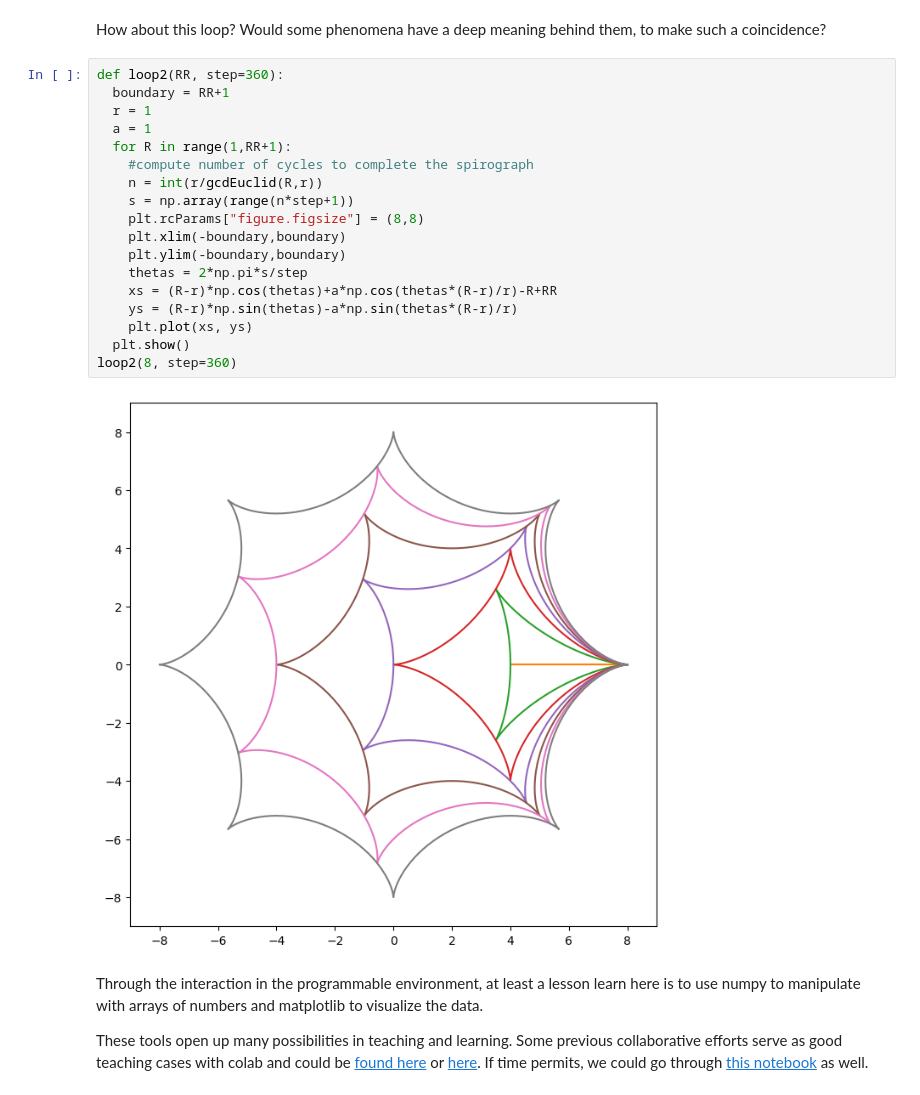
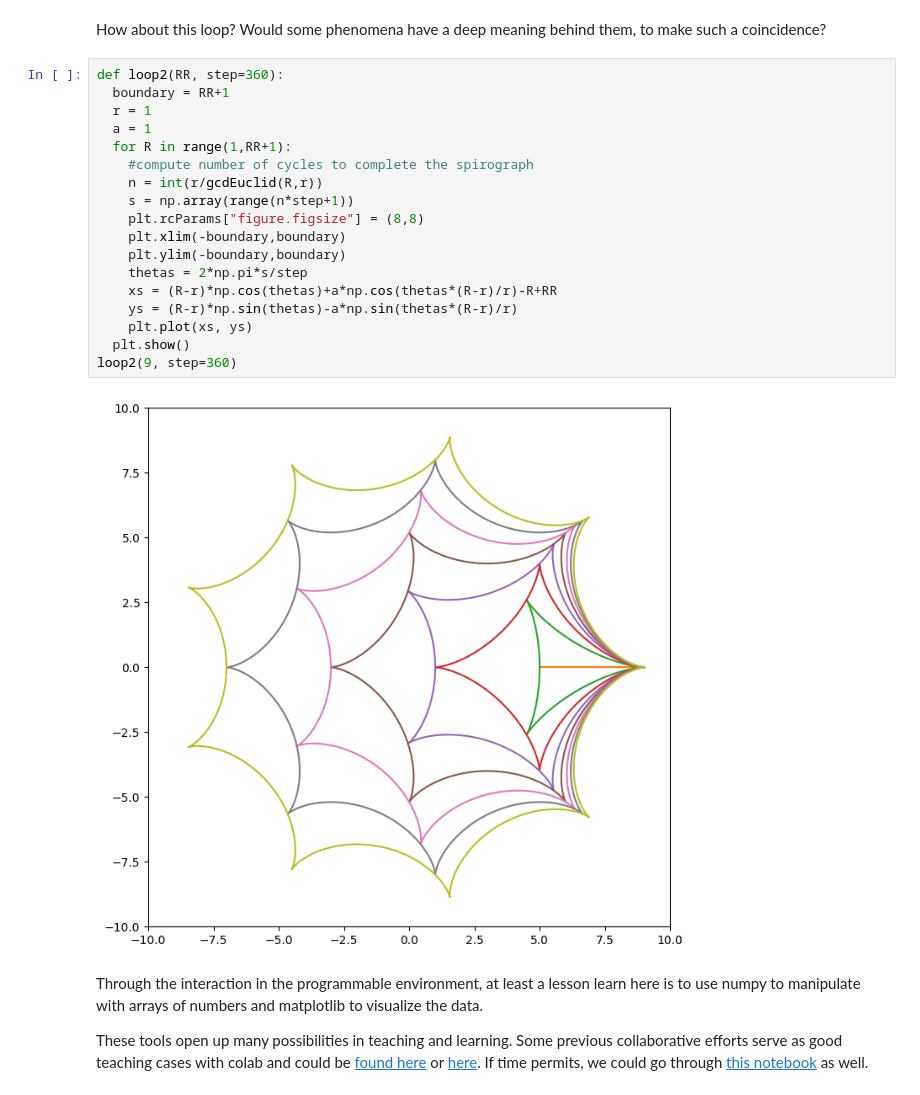
Before and after one commit to EssenceBL/MakingFriends, a Jupyter notebook: From_Spirographs_to_a_Programmable_Environment.ipynb, the cells around one changed output. Saved outputs shown, nothing was run; the diff lists cells and outputs as text.

```diff
--- a/From_Spirographs_to_a_Programmable_Environment.ipynb
+++ b/From_Spirographs_to_a_Programmable_Environment.ipynb
@@ -152,23 +152,23 @@ How about this loop? Would some phenomena have a deep meaning behind them, to ma
 # %%
 def loop2(RR, step=360):
   boundary = RR+1
   r = 1
   a = 1
   for R in range(1,RR+1):
     #compute number of cycles to complete the spirograph
     n = int(r/gcdEuclid(R,r))
     s = np.array(range(n*step+1))
     plt.rcParams["figure.figsize"] = (8,8)
     plt.xlim(-boundary,boundary)
     plt.ylim(-boundary,boundary)
     thetas = 2*np.pi*s/step
     xs = (R-r)*np.cos(thetas)+a*np.cos(thetas*(R-r)/r)-R+RR
     ys = (R-r)*np.sin(thetas)-a*np.sin(thetas*(R-r)/r)
     plt.plot(xs, ys)
   plt.show()
-loop2(8, step=360)
+loop2(9, step=360)
 # %% [output]
-[figure, old version]
+[figure, new version]
 # %% [markdown]
 Through the interaction in the programmable environment, at least a lesson learn here is to use numpy to manipulate with arrays of numbers and matplotlib to visualize the data.
 
```
